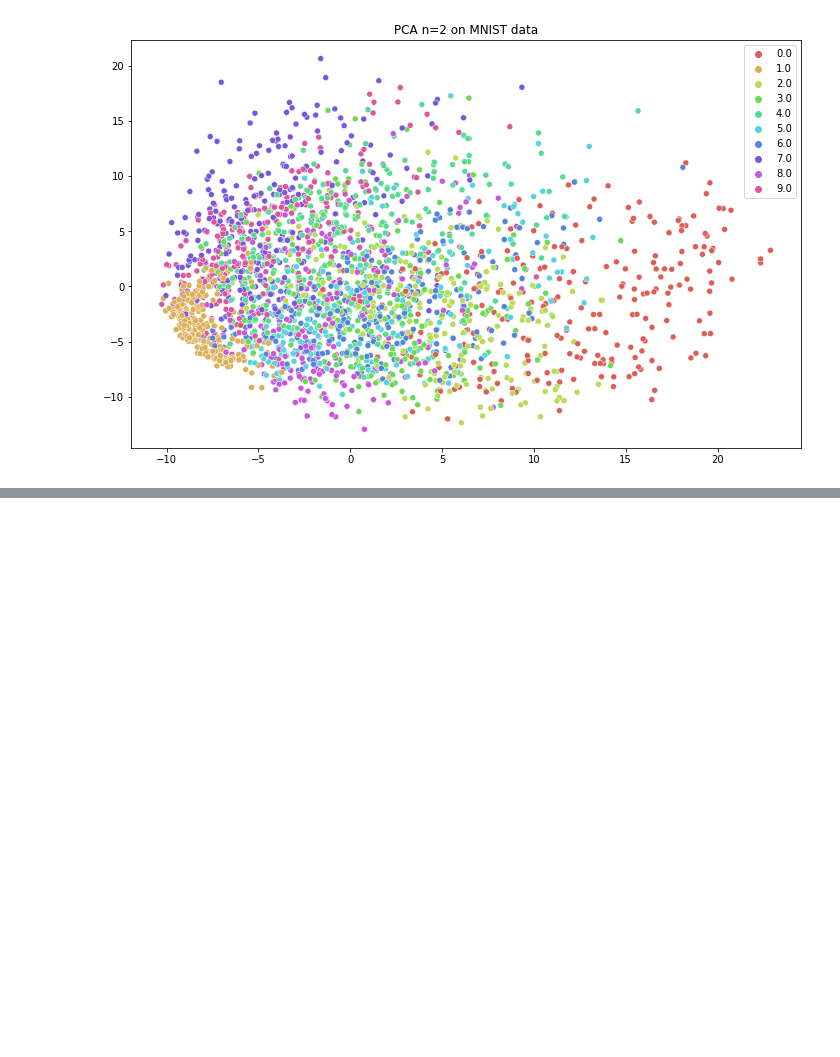
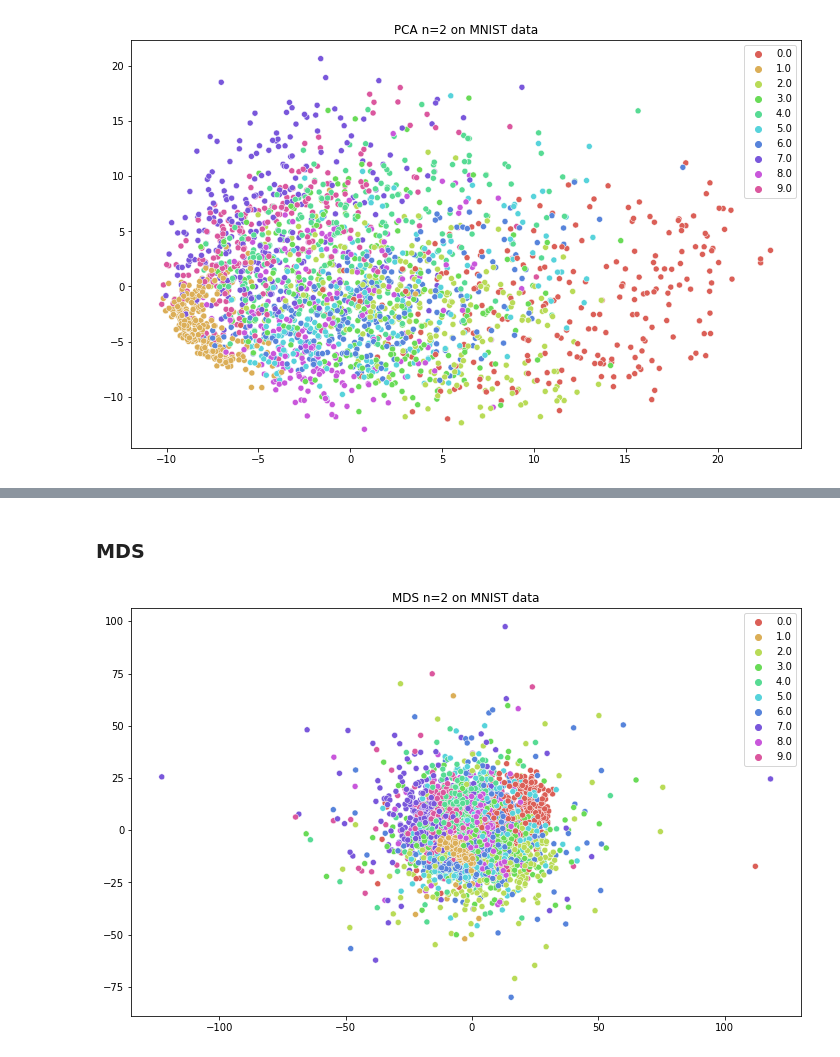
Before and after one commit to aashareddy14/tsne_project, a Jupyter notebook: Comparisons.ipynb, the cells around one changed output, grey strips where cells are left out. Cells and saved outputs as stored; diff of their text form; code cells hidden in the pictures; blank space fills up the shorter version.

```diff
--- a/Comparisons.ipynb
+++ b/Comparisons.ipynb
@@ -30,0 +83,2 @@ plot_PCA.savefig("Report_Plots/PCA_MNIST_plot.png")
+# %% [markdown]
+### MDS
@@ -30,0 +87,9 @@ plot_PCA.savefig("Report_Plots/PCA_MNIST_plot.png")
+# %%
+mds_res = MDS(n_components=2).fit_transform(train)
+# %%
+plt.figure(figsize=(12,7.5))
+plot_mds = sns.scatterplot(x = mds_res[:,0], y = mds_res[:,1], hue = labels, palette = sns.color_palette("hls", 10), legend = 'full').get_figure()
+plt.title('MDS n=2 on MNIST data')
+plot_mds.savefig("Report_Plots/MDS_MNIST_plot.png")
+# %% [output]
+[figure, added]
```
Also changed, not shown: parts of 19 cells of this notebook, 1 other file.
